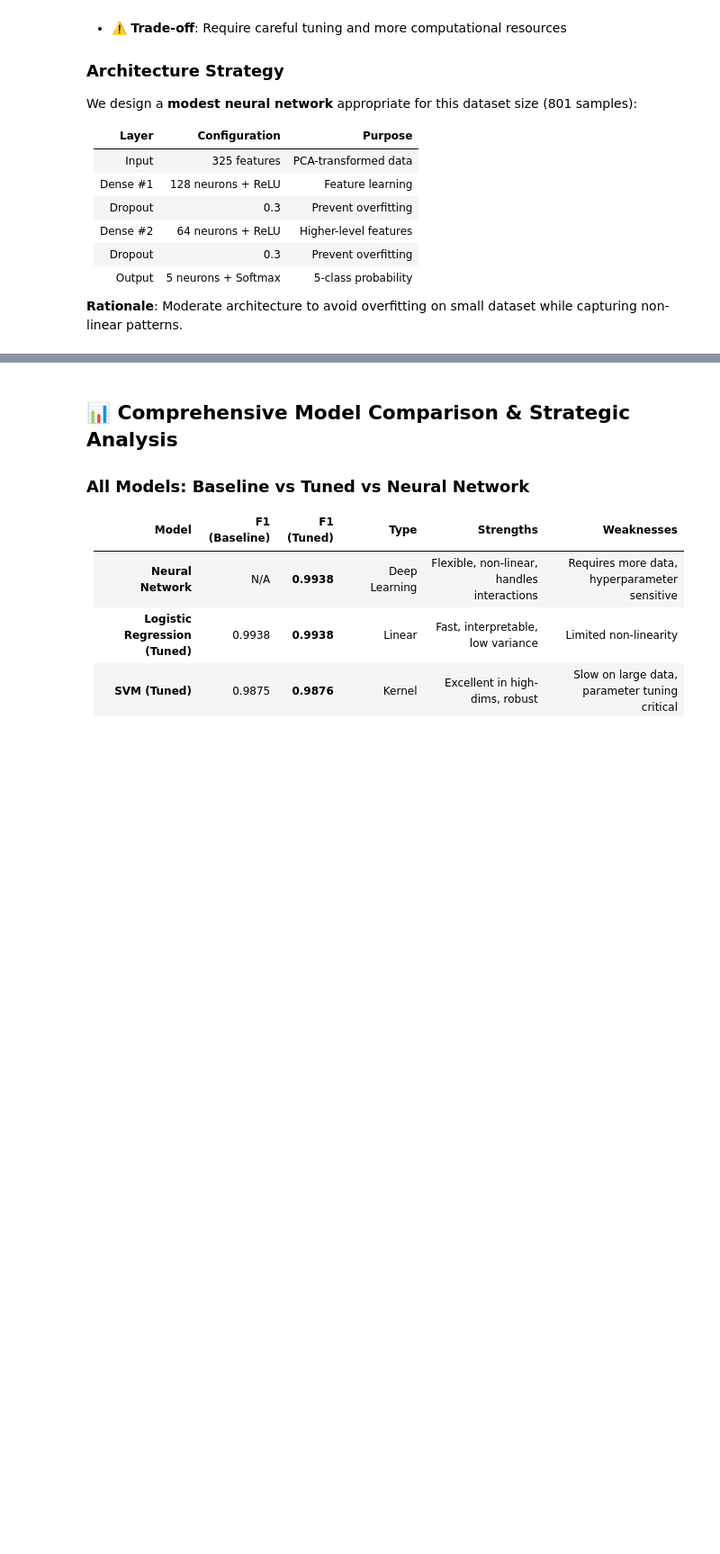
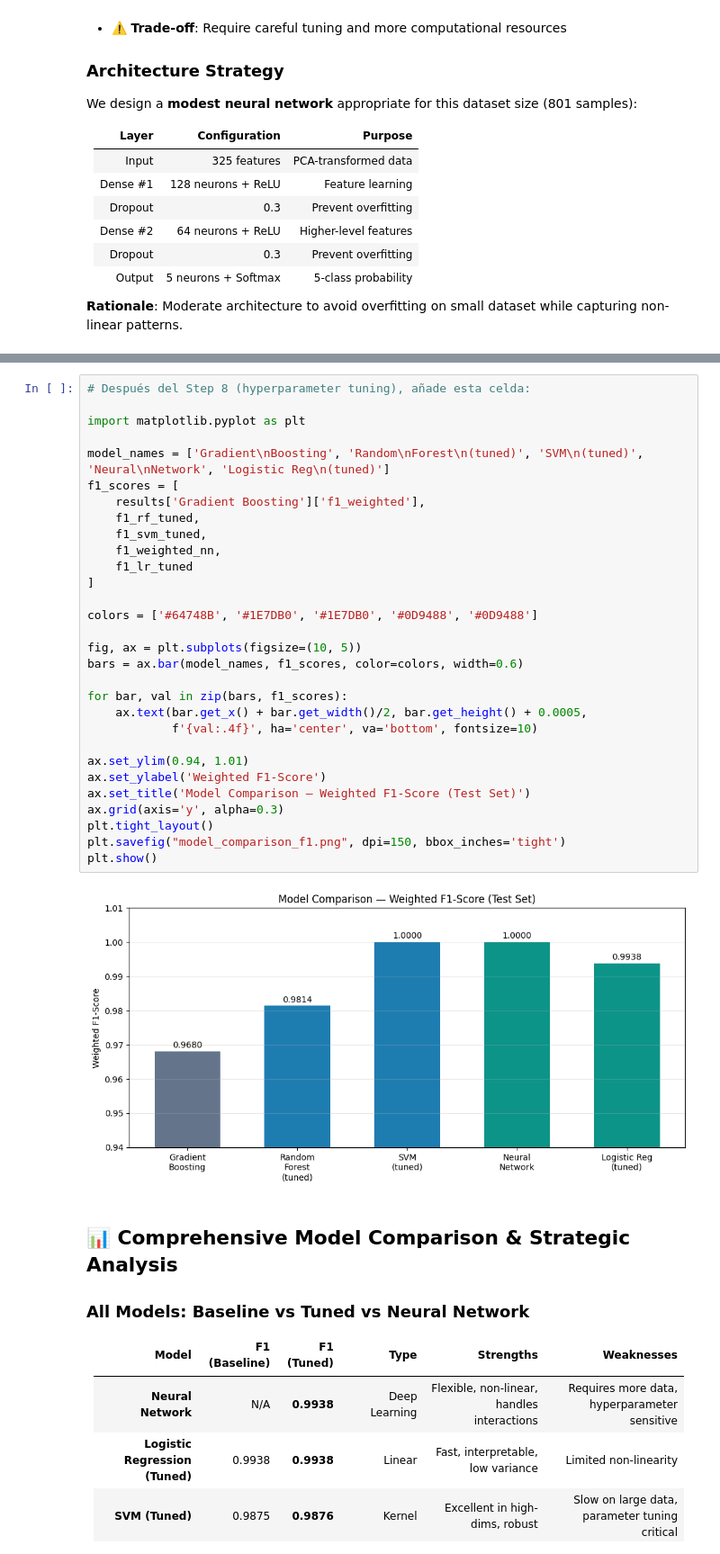
Before and after one commit to albabernal03/ai-bioinformatics-project, a Jupyter notebook: 01_Classification_scRNA.ipynb, the cells around one changed output, grey strips where cells are left out. Shown at 90% size. Saved outputs shown, nothing was run; the diff lists cells and outputs as text; blank space fills up the shorter version.

```diff
--- a/01_Classification_scRNA.ipynb
+++ b/01_Classification_scRNA.ipynb
@@ -1006,4 +1063,36 @@ Model: "sequential"
 ✓ Neural Network training complete!
+# %%
+# Después del Step 8 (hyperparameter tuning), añade esta celda:
+
+import matplotlib.pyplot as plt
+
+model_names = ['Gradient\nBoosting', 'Random\nForest\n(tuned)', 'SVM\n(tuned)', 'Neural\nNetwork', 'Logistic Reg\n(tuned)']
+f1_scores = [
+    results['Gradient Boosting']['f1_weighted'],
+    f1_rf_tuned,
+    f1_svm_tuned,
+    f1_weighted_nn,
+    f1_lr_tuned
+]
+
+colors = ['#64748B', '#1E7DB0', '#1E7DB0', '#0D9488', '#0D9488']
+
+fig, ax = plt.subplots(figsize=(10, 5))
+bars = ax.bar(model_names, f1_scores, color=colors, width=0.6)
+
+for bar, val in zip(bars, f1_scores):
+    ax.text(bar.get_x() + bar.get_width()/2, bar.get_height() + 0.0005,
+            f'{val:.4f}', ha='center', va='bottom', fontsize=10)
+
+ax.set_ylim(0.94, 1.01)
+ax.set_ylabel('Weighted F1-Score')
+ax.set_title('Model Comparison — Weighted F1-Score (Test Set)')
+ax.grid(axis='y', alpha=0.3)
+plt.tight_layout()
+plt.savefig("model_comparison_f1.png", dpi=150, bbox_inches='tight')
+plt.show()
+# %% [output]
+[figure, added]
 # %% [markdown]
 ## 📊 Comprehensive Model Comparison & Strategic Analysis
 
```
Also changed, not shown: parts of 5 cells of this notebook.
